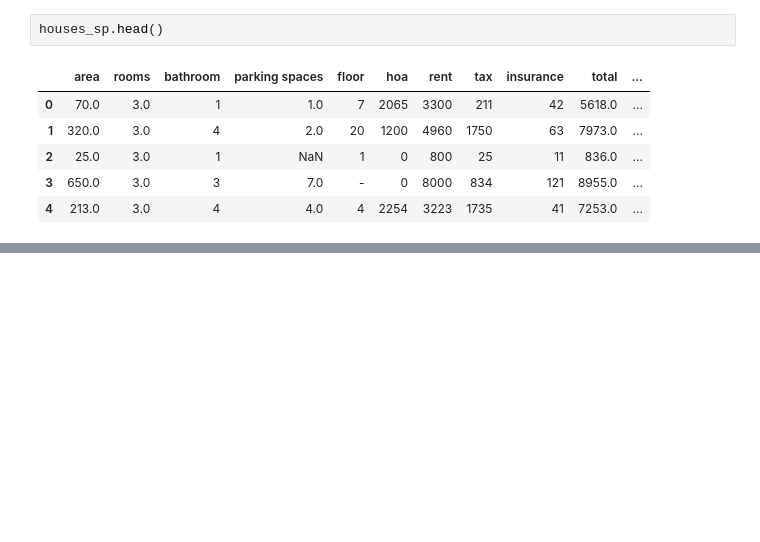
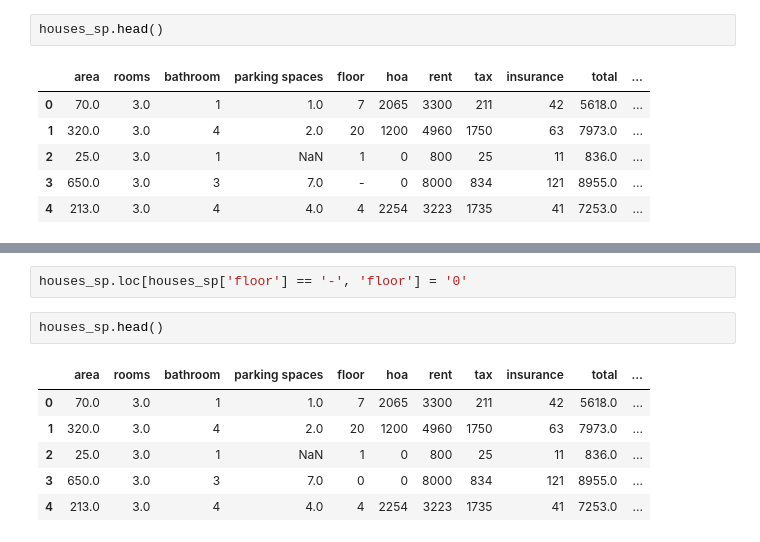
Before and after one commit to 12345allan/Curso-Santander-data-science, a Jupyter notebook: Analise-exploratoria-de-dados/Aulas-curso/Dados-faltantes-e-dados-constantes/Dados-faltantes-e-dados-constantes.ipynb, the cells around one changed output, grey strips where cells are left out. Cells and saved outputs as stored; diff of their text form; blank space fills up the shorter version.

```diff
--- a/Analise-exploratoria-de-dados/Aulas-curso/Dados-faltantes-e-dados-constantes/Dados-faltantes-e-dados-constantes.ipynb
+++ b/Analise-exploratoria-de-dados/Aulas-curso/Dados-faltantes-e-dados-constantes/Dados-faltantes-e-dados-constantes.ipynb
@@ -117,0 +170,11 @@ houses_sp.info()
+# %%
+houses_sp.loc[houses_sp['floor'] == '-', 'floor'] = '0'
+# %%
+houses_sp.head()
+# %% [output]
+|  | area | rooms | bathroom | parking spaces | floor | hoa | rent | tax | insurance | total | ... |
+| 0 | 70.0 | 3.0 | 1 | 1.0 | 7 | 2065 | 3300 | 211 | 42 | 5618.0 | ... |
+| 1 | 320.0 | 3.0 | 4 | 2.0 | 20 | 1200 | 4960 | 1750 | 63 | 7973.0 | ... |
+| 2 | 25.0 | 3.0 | 1 | NaN | 1 | 0 | 800 | 25 | 11 | 836.0 | ... |
+| 3 | 650.0 | 3.0 | 3 | 7.0 | 0 | 0 | 8000 | 834 | 121 | 8955.0 | ... |
+| 4 | 213.0 | 3.0 | 4 | 4.0 | 4 | 2254 | 3223 | 1735 | 41 | 7253.0 | ... |
```
Also changed, not shown: parts of 3 cells of this notebook, 2 other files.
